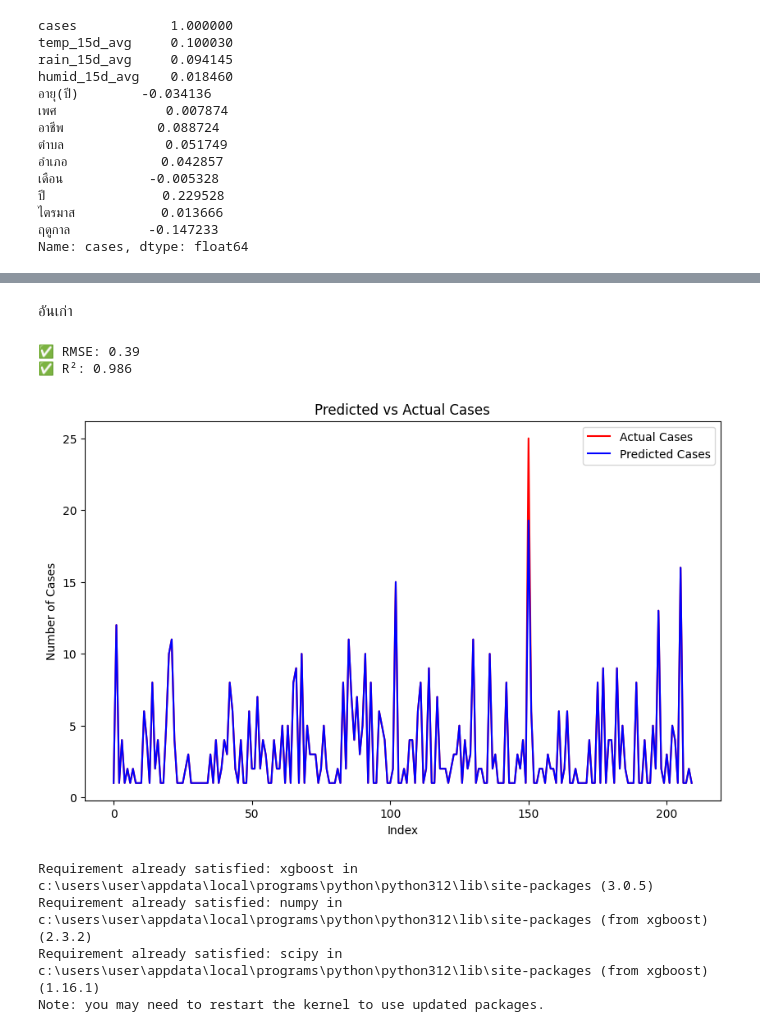
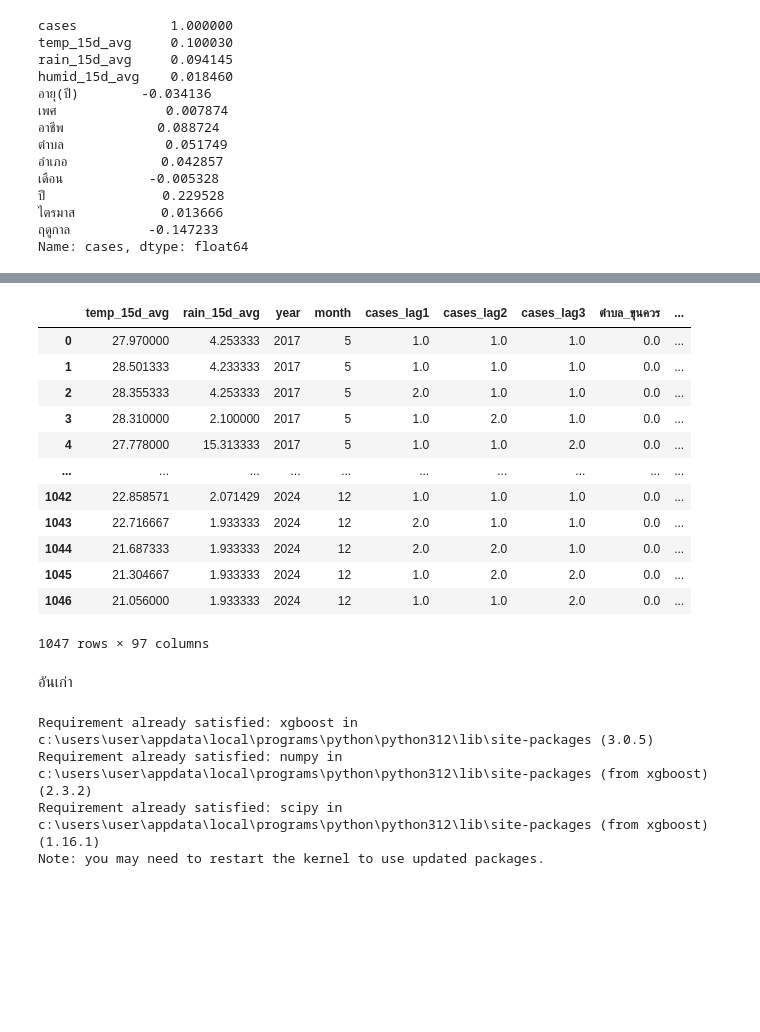
Before and after one commit to nisawaraa/earn-flask, a Jupyter notebook: Copy_of_Untitled14 (2).ipynb, the cells around one changed output, grey strips where cells are left out. Cells and saved outputs as stored; diff of their text form; code cells hidden in the pictures; blank space fills up the shorter version.

```diff
--- a/Copy_of_Untitled14 (2).ipynb
+++ b/Copy_of_Untitled14 (2).ipynb
@@ -88,47 +299,21 @@ Name: cases, dtype: float64
+# %%
+X_final
+# %% [output]
+|  | temp_15d_avg | rain_15d_avg | year | month | cases_lag1 | cases_lag2 | cases_lag3 | ตำบล_ขุนควร | ... |
+| 0 | 27.970000 | 4.253333 | 2017 | 5 | 1.0 | 1.0 | 1.0 | 0.0 | ... |
+| 1 | 28.501333 | 4.233333 | 2017 | 5 | 1.0 | 1.0 | 1.0 | 0.0 | ... |
+| 2 | 28.355333 | 4.253333 | 2017 | 5 | 2.0 | 1.0 | 1.0 | 0.0 | ... |
+| 3 | 28.310000 | 2.100000 | 2017 | 5 | 1.0 | 2.0 | 1.0 | 0.0 | ... |
+| 4 | 27.778000 | 15.313333 | 2017 | 5 | 1.0 | 1.0 | 2.0 | 0.0 | ... |
+| ... | ... | ... | ... | ... | ... | ... | ... | ... | ... |
+| 1042 | 22.858571 | 2.071429 | 2024 | 12 | 1.0 | 1.0 | 1.0 | 0.0 | ... |
+| 1043 | 22.716667 | 1.933333 | 2024 | 12 | 2.0 | 1.0 | 1.0 | 0.0 | ... |
+| 1044 | 21.687333 | 1.933333 | 2024 | 12 | 2.0 | 2.0 | 1.0 | 0.0 | ... |
+| 1045 | 21.304667 | 1.933333 | 2024 | 12 | 1.0 | 2.0 | 2.0 | 0.0 | ... |
+| 1046 | 21.056000 | 1.933333 | 2024 | 12 | 1.0 | 1.0 | 2.0 | 0.0 | ... |
+1047 rows × 97 columns
 # %% [markdown]
 อันเก่า
-# %%
-
-# ✅ 4. กำหนด X และ y
-X = df_final_clean_encoded.drop(columns=['เพศ','อายุ(ปี)','ไตรมาส','humid_15d_avg'])
-y = df_final_clean['cases']
-
-# ✅ 5. แบ่งชุด train/test
-X_train, X_test, y_train, y_test = train_test_split(X, y, test_size=0.2, random_state=42)
-
-# ✅ 6. สร้างโมเดล Gradient Boosting
-gb_model = GradientBoostingRegressor(
-    n_estimators=100,
-    learning_rate=0.1,
-    max_depth=5,
-    random_state=42
-)
-
-# ✅ 7. ฝึกโมเดล
-gb_model.fit(X_train, y_train)
-
-# ✅ 8. ทำนายผล
-y_pred = gb_model.predict(X_test)
-
-# ✅ 9. ประเมินผล
-rmse = np.sqrt(mean_squared_error(y_test, y_pred))
-r2 = r2_score(y_test, y_pred)
-print(f"✅ RMSE: {rmse:.2f}")
-print(f"✅ R²: {r2:.3f}")
-
-# ✅ 10. วาดกราฟเปรียบเทียบค่าทำนาย vs ค่าจริง
-plt.figure(figsize=(10,6))
-plt.plot(y_test.values, label='Actual Cases', color='red')
-plt.plot(y_pred, label='Predicted Cases', color='blue')
-plt.title('Predicted vs Actual Cases')
-plt.xlabel('Index')
-plt.ylabel('Number of Cases')
-plt.legend()
-plt.show()
-# %% [output]
-✅ RMSE: 0.39
-✅ R²: 0.986
-[figure, removed]
 # %%
 pip install xgboost
 # %% [output]
```
Also changed, not shown: parts of 21 cells of this notebook, 26 other files.
